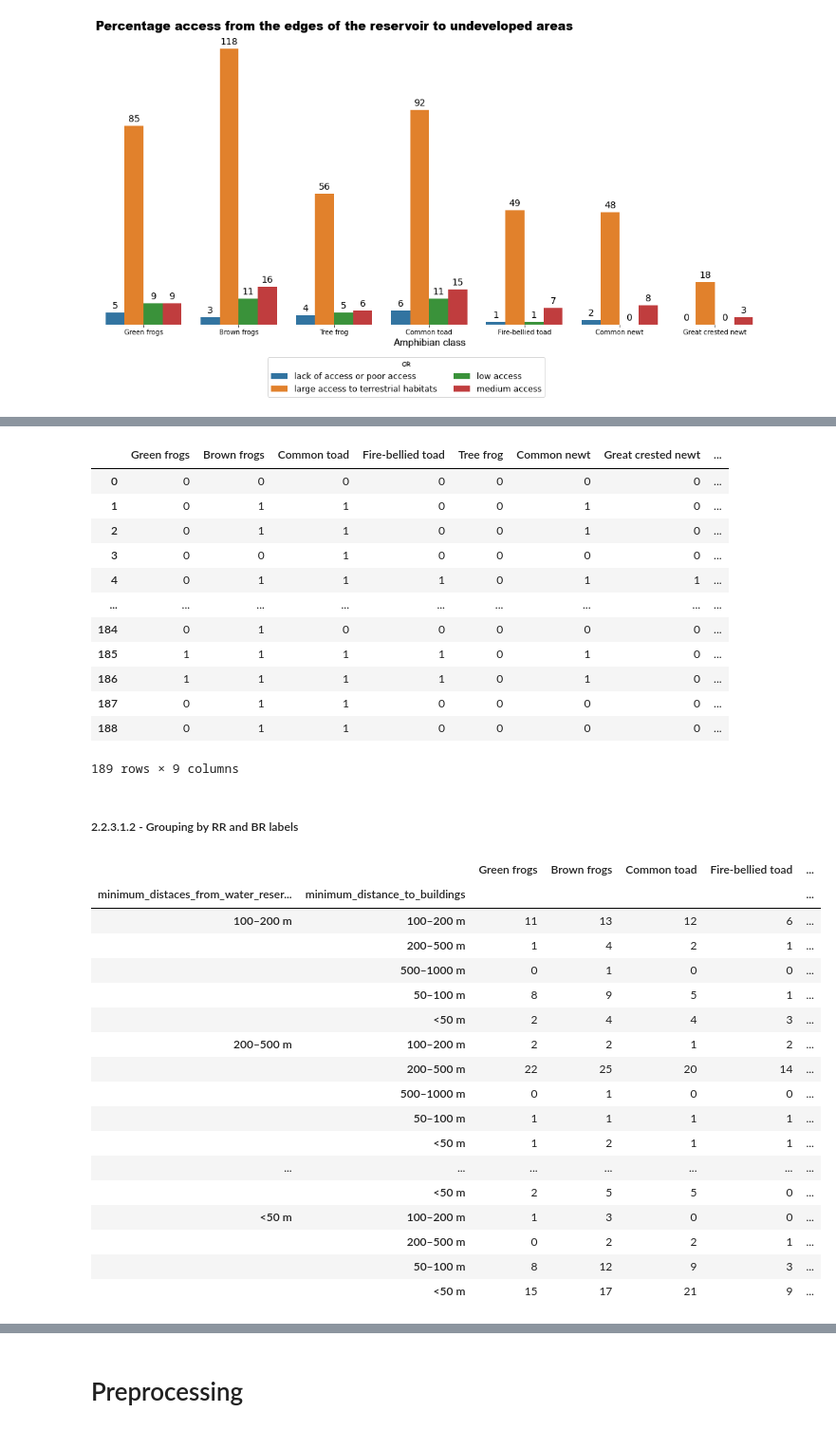
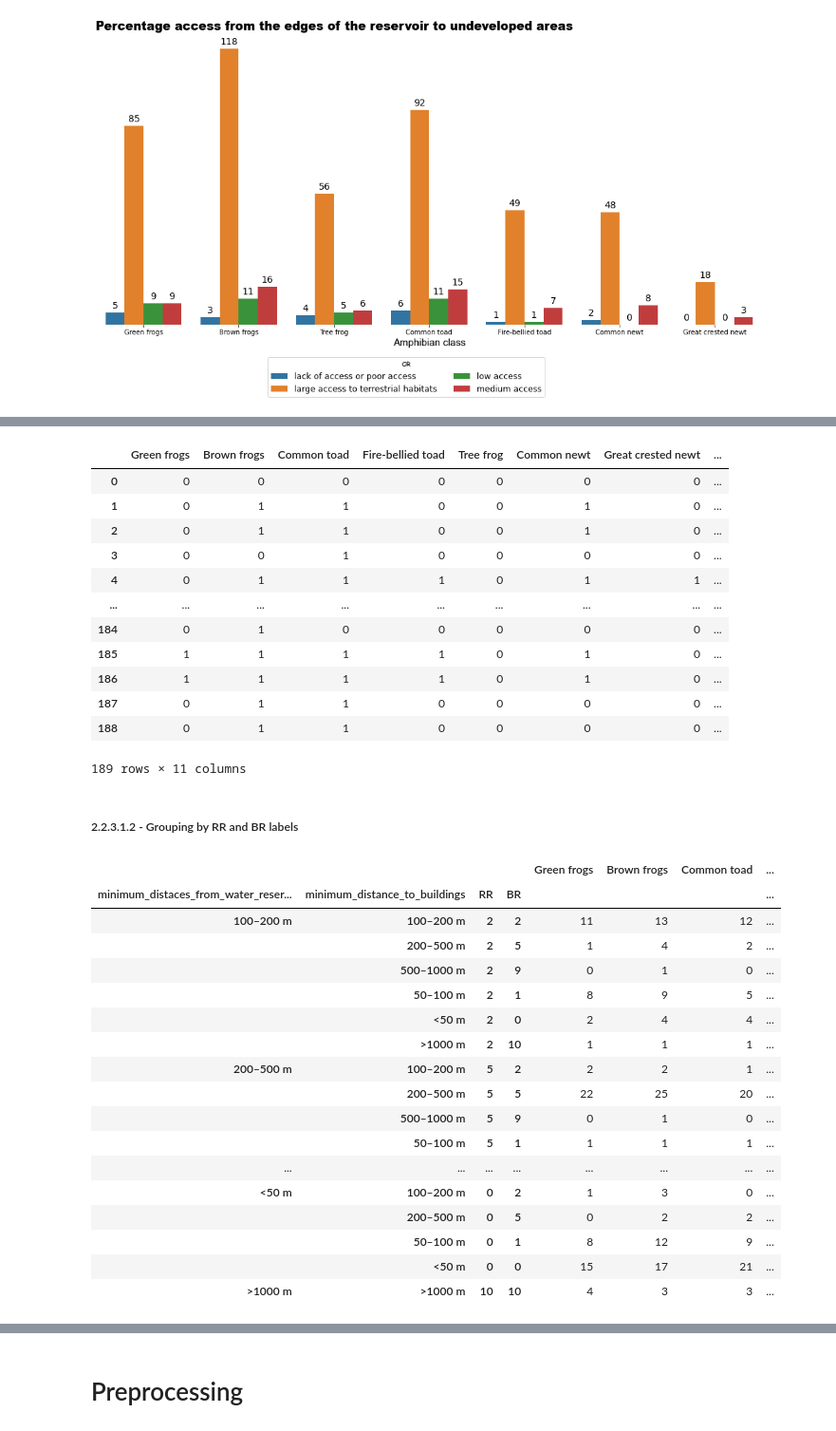
Before and after one commit to Renata-Thomazelli/amphibians, a Jupyter notebook: amphibians-Copy1.ipynb, the cells around one changed output, grey strips where cells are left out. Shown at 95% size. Cells and saved outputs as stored; diff of their text form; code cells hidden in the pictures.

Commit message:
building the relplot

```diff
--- a/amphibians-Copy1.ipynb
+++ b/amphibians-Copy1.ipynb
@@ -796,12 +777,14 @@ BR - minimum_distance_to_buildings
 rr_br_labes_and_target_list = classification_target_list.copy()
 rr_br_labes_and_target_list.append('minimum_distaces_from_water_reservoir_to_roads')
 rr_br_labes_and_target_list.append('minimum_distance_to_buildings')
+rr_br_labes_and_target_list.append('RR')
+rr_br_labes_and_target_list.append('BR')
 new_df_with_described_categories[classification_target_list]=new_df_with_described_categories[classification_target_list].astype("int8")
 
 
-new_df_with_described_categories_or = new_df_with_described_categories[rr_br_labes_and_target_list]
+new_df_with_described_categories_minimus = new_df_with_described_categories[rr_br_labes_and_target_list]
 # %%
-new_df_with_described_categories_or
+new_df_with_described_categories_minimus
 # %% [output]
 |  | Green frogs | Brown frogs | Common toad | Fire-bellied toad | Tree frog | Common newt | Great crested newt | ... |
 | 0 | 0 | 0 | 0 | 0 | 0 | 0 | 0 | ... |
@@ -815,6 +798,4 @@ new_df_with_described_categories_or
 | 186 | 1 | 1 | 1 | 1 | 0 | 1 | 0 | ... |
 | 187 | 0 | 1 | 1 | 0 | 0 | 0 | 0 | ... |
 | 188 | 0 | 1 | 1 | 0 | 0 | 0 | 0 | ... |
-189 rows × 9 columns
+189 rows × 11 columns
-# %% [markdown]
-##### 2.2.3.1.2 - Grouping by RR and BR labels
@@ -821,23 +808,25 @@ new_df_with_described_categories_or
+# %% [markdown]
+##### 2.2.3.1.2 - Grouping by RR and BR labels
 # %%
 
-new_df_with_described_categories_or_grouped = new_df_with_described_categories_or.groupby(['minimum_distaces_from_water_reservoir_to_roads','minimum_distance_to_buildings']).agg('sum')
+new_df_with_described_categories_or_grouped = new_df_with_described_categories_minimus.groupby(['minimum_distaces_from_water_reservoir_to_roads','minimum_distance_to_buildings','RR','BR']).agg('sum')
 new_df_with_described_categories_or_grouped
 # %% [output]
-|  |  | Green frogs | Brown frogs | Common toad | Fire-bellied toad | ... |
-| minimum_distaces_from_water_reser... | minimum_distance_to_buildings |  |  |  |  | ... |
-| 100–200 m | 100–200 m | 11 | 13 | 12 | 6 | ... |
-|  | 200–500 m | 1 | 4 | 2 | 1 | ... |
-|  | 500–1000 m | 0 | 1 | 0 | 0 | ... |
-|  | 50–100 m | 8 | 9 | 5 | 1 | ... |
-|  | <50 m | 2 | 4 | 4 | 3 | ... |
-| 200–500 m | 100–200 m | 2 | 2 | 1 | 2 | ... |
-|  | 200–500 m | 22 | 25 | 20 | 14 | ... |
-|  | 500–1000 m | 0 | 1 | 0 | 0 | ... |
-|  | 50–100 m | 1 | 1 | 1 | 1 | ... |
-|  | <50 m | 1 | 2 | 1 | 1 | ... |
-| ... | ... | ... | ... | ... | ... | ... |
-|  | <50 m | 2 | 5 | 5 | 0 | ... |
-| <50 m | 100–200 m | 1 | 3 | 0 | 0 | ... |
-|  | 200–500 m | 0 | 2 | 2 | 1 | ... |
-|  | 50–100 m | 8 | 12 | 9 | 3 | ... |
-|  | <50 m | 15 | 17 | 21 | 9 | ... |
+|  |  |  |  | Green frogs | Brown frogs | Common toad | ... |
+| minimum_distaces_from_water_reser... | minimum_distance_to_buildings | RR | BR |  |  |  | ... |
+| 100–200 m | 100–200 m | 2 | 2 | 11 | 13 | 12 | ... |
+|  | 200–500 m | 2 | 5 | 1 | 4 | 2 | ... |
+|  | 500–1000 m | 2 | 9 | 0 | 1 | 0 | ... |
+|  | 50–100 m | 2 | 1 | 8 | 9 | 5 | ... |
+|  | <50 m | 2 | 0 | 2 | 4 | 4 | ... |
+|  | >1000 m | 2 | 10 | 1 | 1 | 1 | ... |
+| 200–500 m | 100–200 m | 5 | 2 | 2 | 2 | 1 | ... |
+|  | 200–500 m | 5 | 5 | 22 | 25 | 20 | ... |
+|  | 500–1000 m | 5 | 9 | 0 | 1 | 0 | ... |
+|  | 50–100 m | 5 | 1 | 1 | 1 | 1 | ... |
+| ... | ... | ... | ... | ... | ... | ... | ... |
+| <50 m | 100–200 m | 0 | 2 | 1 | 3 | 0 | ... |
+|  | 200–500 m | 0 | 5 | 0 | 2 | 2 | ... |
+|  | 50–100 m | 0 | 1 | 8 | 12 | 9 | ... |
+|  | <50 m | 0 | 0 | 15 | 17 | 21 | ... |
+| >1000 m | >1000 m | 10 | 10 | 4 | 3 | 3 | ... |
```
Also changed, not shown: parts of 163 cells of this notebook, 3 other files.
